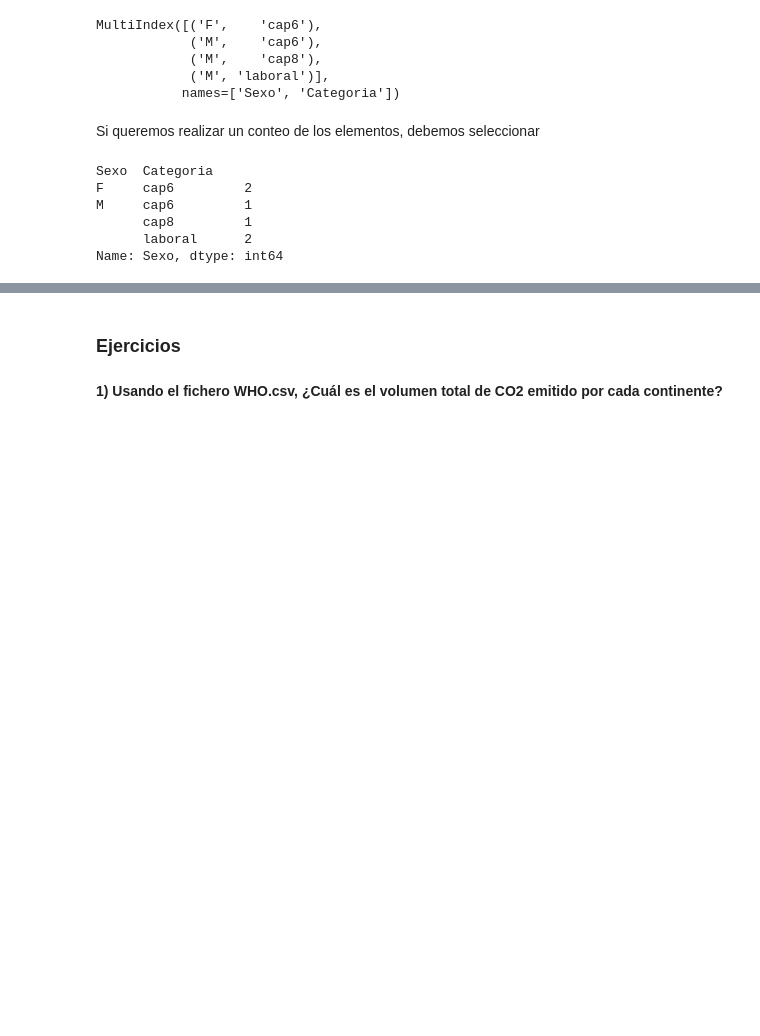
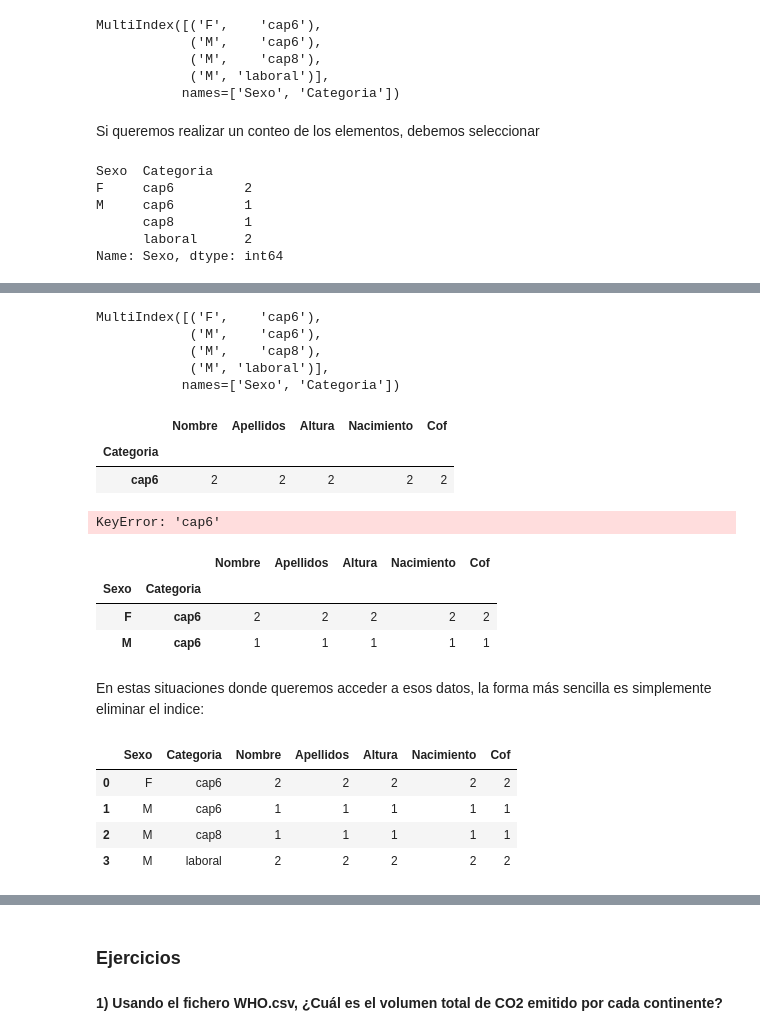
Before and after one commit to wisaaco/TxADM, a Jupyter notebook: notebooks/Part2/00_Pandas/02_Agrupación_de_datos.ipynb, the cells around one changed output, grey strips where cells are left out. Drawn from its saved outputs; the diff is of its cells as text; code cells hidden in the pictures; blank space fills up the shorter version.

```diff
--- a/notebooks/Part2/00_Pandas/02_Agrupación_de_datos.ipynb
+++ b/notebooks/Part2/00_Pandas/02_Agrupación_de_datos.ipynb
@@ -151,0 +146,39 @@ También puede ser interesante la utilitzación del método `groups` para conoce
+# %%
+gr = df.groupby(['Sexo',"Categoria"]).count()
+gr.index
+# %% [output]
+MultiIndex([('F',    'cap6'),
+            ('M',    'cap6'),
+            ('M',    'cap8'),
+            ('M', 'laboral')],
+           names=['Sexo', 'Categoria'])
+# %%
+gr.loc["F"] # primer index
+# %% [output]
+|  | Nombre | Apellidos | Altura | Nacimiento | Cof |
+| Categoria |  |  |  |  |  |
+| cap6 | 2 | 2 | 2 | 2 | 2 |
+# %%
+gr.loc["cap6"] # dependent index
+# %% [output]
+KeyError: 'cap6'
+# %%
+# Necesitamos invocar un IndexSlice.
+gr.loc[pd.IndexSlice[:, 'cap6'],:]
+# https://pandas.pydata.org/docs/reference/api/pandas.IndexSlice.html
+# %% [output]
+|  |  | Nombre | Apellidos | Altura | Nacimiento | Cof |
+| Sexo | Categoria |  |  |  |  |  |
+| F | cap6 | 2 | 2 | 2 | 2 | 2 |
+| M | cap6 | 1 | 1 | 1 | 1 | 1 |
+# %% [markdown]
+En estas situaciones donde queremos acceder a esos datos, la forma más sencilla es simplemente eliminar el indice:
+# %%
+gr = df.groupby(['Sexo',"Categoria"]).count().reset_index()
+gr
+# %% [output]
+|  | Sexo | Categoria | Nombre | Apellidos | Altura | Nacimiento | Cof |
+| 0 | F | cap6 | 2 | 2 | 2 | 2 | 2 |
+| 1 | M | cap6 | 1 | 1 | 1 | 1 | 1 |
+| 2 | M | cap8 | 1 | 1 | 1 | 1 | 1 |
+| 3 | M | laboral | 2 | 2 | 2 | 2 | 2 |
```
Also changed, not shown: parts of 23 cells of this notebook, 1 other file.
